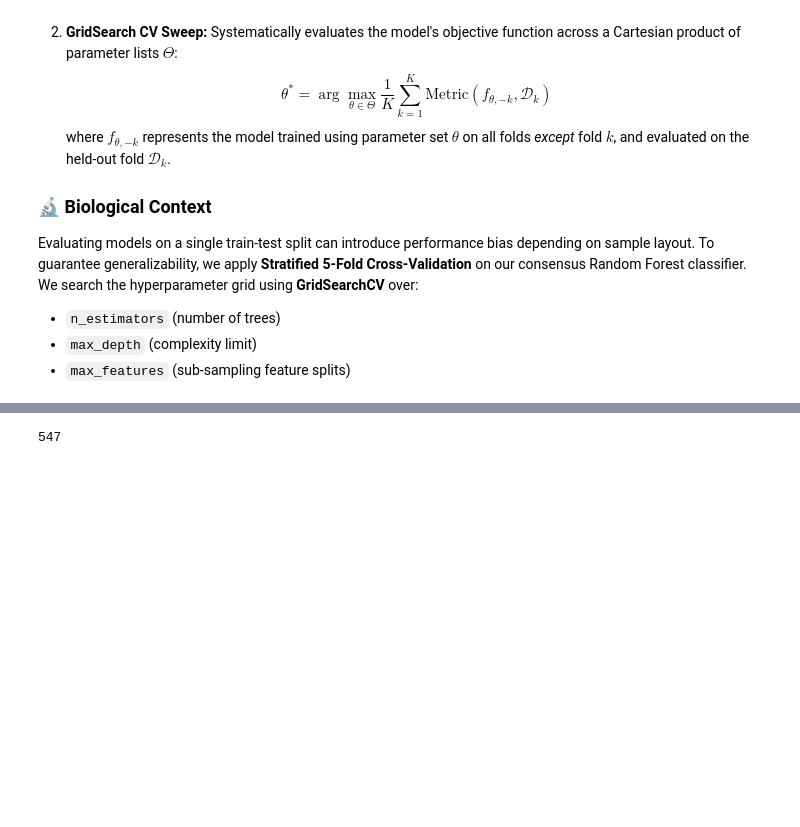
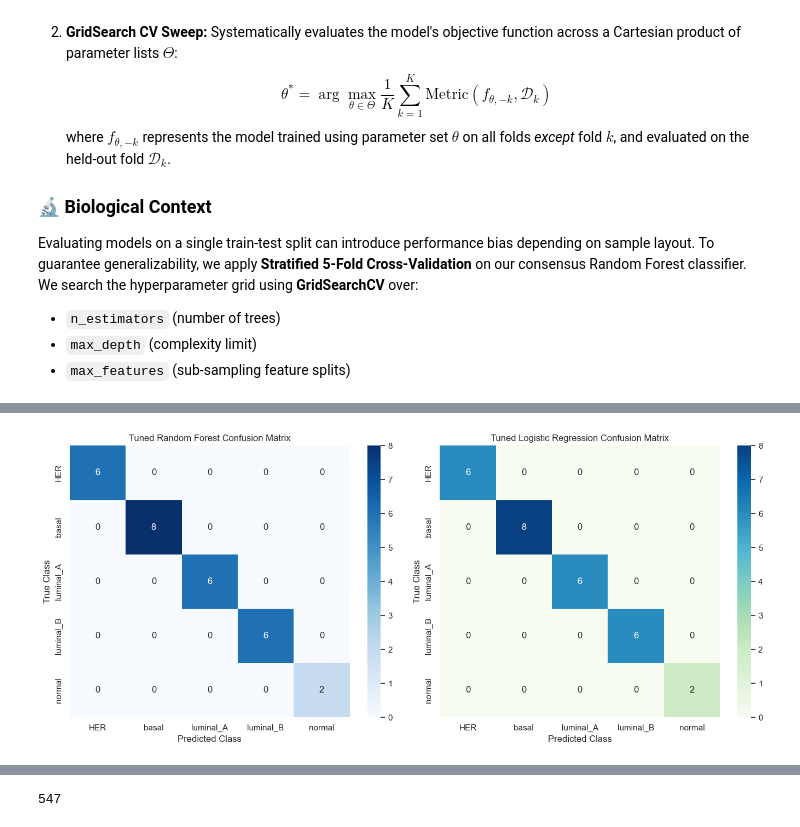
Before and after one commit to shubhamkjha369/OncoResolve-Breast-Cancer-Transcriptomics, a Jupyter notebook: Breast-Cancer-Transcriptomics-ML-Pipeline/notebooks/Breast_Cancer_ML_Pipeline.ipynb, the cells around one changed output, grey strips where cells are left out. Cells and saved outputs as stored; diff of their text form; code cells hidden in the pictures; blank space fills up the shorter version.

Commit message:
feat(bioinformatics): integrate Tuned Logistic Regression, dual-model Ensemble SHAP, and pathway enrichment validation

```diff
--- a/Breast-Cancer-Transcriptomics-ML-Pipeline/notebooks/Breast_Cancer_ML_Pipeline.ipynb
+++ b/Breast-Cancer-Transcriptomics-ML-Pipeline/notebooks/Breast_Cancer_ML_Pipeline.ipynb
@@ -2344,0 +2377,24 @@ Std F1 : 0.0481
+# %%
+# ── 10.4 Confusion Matrix Heatmaps (Tuned RF vs Tuned LR) ──
+fig, axes = plt.subplots(1, 2, figsize=(14, 6))
+
+# Random Forest Heatmap
+cm_rf = confusion_matrix(y_test, y_pred_tuned)
+cm_rf_df = pd.DataFrame(cm_rf, index=class_names, columns=class_names)
+sns.heatmap(cm_rf_df, annot=True, cmap="Blues", fmt="d", ax=axes[0])
+axes[0].set_title("Tuned Random Forest Confusion Matrix")
+axes[0].set_ylabel("True Class")
+axes[0].set_xlabel("Predicted Class")
+
+# Logistic Regression Heatmap
+cm_lr = confusion_matrix(y_test, y_pred_lr)
+cm_lr_df = pd.DataFrame(cm_lr, index=class_names, columns=class_names)
+sns.heatmap(cm_lr_df, annot=True, cmap="GnBu", fmt="d", ax=axes[1])
+axes[1].set_title("Tuned Logistic Regression Confusion Matrix")
+axes[1].set_ylabel("True Class")
+axes[1].set_xlabel("Predicted Class")
+
+plt.tight_layout()
+plt.show()
+# %% [output]
+[figure, added]
```
Also changed, not shown: parts of 31 cells of this notebook, 14 other files.
